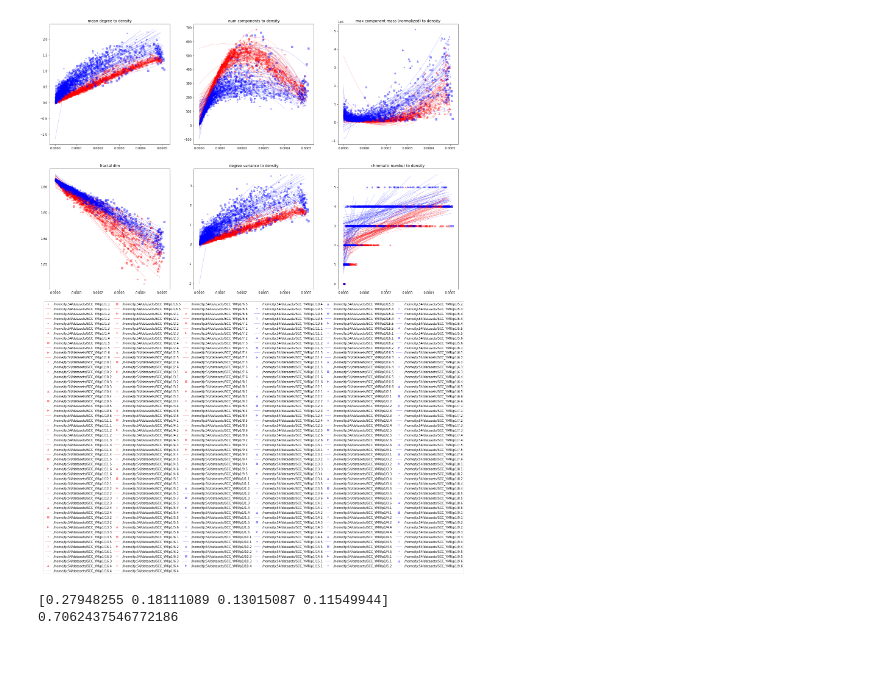
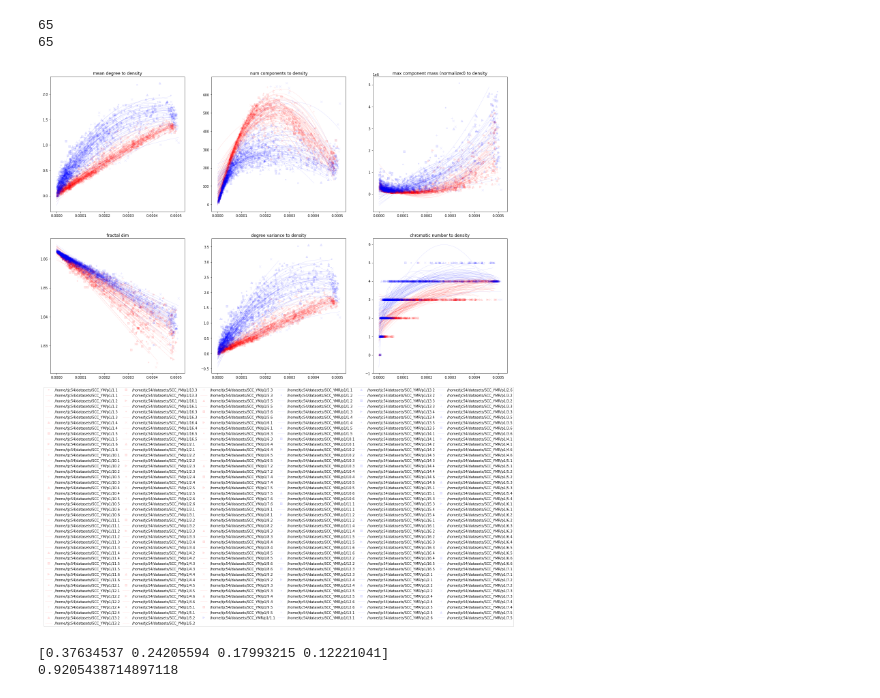
Before and after one commit to trevor-chan/research, a Jupyter notebook: morpho_scripts/PCA_scripts.ipynb, the cells around one changed output. Cells and saved outputs as stored; diff of their text form; code cells hidden in the pictures; blank space fills up the shorter version.

```diff
--- a/morpho_scripts/PCA_scripts.ipynb
+++ b/morpho_scripts/PCA_scripts.ipynb
@@ -46,7 +47,7 @@ load_lineage_list_YM = []
 for lineage_path in tqdm(sorted(glob.glob(globalpath+"/*.lineage")), position=0, leave=True, desc = globalpath):
     templineage = lineage_timeless(lineage_path[0:-8], lineage_path[0:-8], read=False)
     templineage.load_object(fin = lineage_path)
-    if len(templineage.items) > 0:
+    if len(templineage.items) > 10:
         load_lineage_list_YM.append(templineage)
 
 
@@ -57,8 +58,14 @@ load_lineage_list_YMR = []
 for lineage_path in tqdm(sorted(glob.glob(globalpath+"/*.lineage")), position=0, leave=True, desc = globalpath):
     templineage = lineage_timeless(lineage_path[0:-8], lineage_path[0:-8], read=False)
     templineage.load_object(fin = lineage_path)
-    if len(templineage.items) > 0:
+    if len(templineage.items) > 10:
         load_lineage_list_YMR.append(templineage)
+
+print(len(load_lineage_list_YM))
+print(len(load_lineage_list_YMR))
+# %% [output]
+65
+65
 # %%
 #lineage_list = load_lineage_list_YM[0:10] + load_lineage_list_YMR[0:10]
 lineage_list = load_lineage_list_YM + load_lineage_list_YMR
@@ -75,12 +82,12 @@ symbols = ['.','x','+','^','s','>']
 
 
 #fitprops = []
-objs = []
 ncomp0 = []
 ncomp1 = []
 ncomp2 = []
 mdeg0 = []
 mdeg1 = []
+mdeg2 = []
 mcompmass0 = []
 mcompmass1 = []
 mcompmass2 = []
@@ -88,15 +95,19 @@ fdim0 = []
 fdim1 = []
 cnum0 = []
 cnum1 = []
+cnum2 = []
 degvar0 = []
 degvar1 = []
+degvar2 = []
+
+temp = [0,0,0,0] #temporary
 
 
 def polyfit_rough(xdata,ydata,pdegree = 1, plot = False, axes = None, color = None, label = "Fit function"):
     popt = np.polyfit(xdata, ydata, pdegree)#---------------------------------
     if plot != False:
         t = np.linspace(0, max(xdata), 1000)
-        axes.plot(t, np.poly1d(popt)(t), label=label, color = color, linewidth = .5, alpha = 0.5)
+        axes.plot(t, np.poly1d(popt)(t), label=label, color = color, linewidth = .5, alpha = 0.2)
     return popt
 
 i = 0
@@ -112,11 +123,12 @@ for lineage in lineage_list:
         color = "r"
     if "YMR/" in lineage.tag:
         color = "b"
-    ax1.plot(density,degree, symbols[i%6], label = lineage.tag, color = color, alpha = 0.4)
+    ax1.plot(density,degree, symbols[i%6], label = lineage.tag, color = color, alpha = 0.1)
 
-    temp = polyfit_rough(density,degree,pdegree=1,axes = ax1, color = color, label = lineage.tag, plot = plot)
+    temp = polyfit_rough(density,degree,pdegree=2,axes = ax1, color = color, label = lineage.tag, plot = plot)
     mdeg0.append(temp[0])
     mdeg1.append(temp[1])
+    mdeg2.append(temp[2])
     i += 1
 #ax1.legend()
 
@@ -133,7 +145,7 @@ for lineage in lineage_list:
         color = "r"
     if "YMR/" in lineage.tag:
         color = "b"
-    ax2.plot(density,num_components, symbols[i%6], label = lineage.tag, color = color, alpha = 0.4)
+    ax2.plot(density,num_components, symbols[i%6], label = lineage.tag, color = color, alpha = 0.1)
 
     temp = polyfit_rough(density,num_components,pdegree=2,axes = ax2, color = color, label = lineage.tag, plot = plot)
     ncomp0.append(temp[0])
@@ -157,7 +169,7 @@ for lineage in lineage_list:
         color = "r"
     if "YMR/" in lineage.tag:
         color = "b"
-    ax3.plot(density,max_mass, symbols[i%6], label = lineage.tag, color = color, alpha = 0.4)
+    ax3.plot(density,max_mass, symbols[i%6], label = lineage.tag, color = color, alpha = 0.1)
 
     temp = polyfit_rough(density,max_mass,pdegree=2,axes = ax3, color = color, label = lineage.tag, plot = plot)
     mcompmass0.append(temp[0])
@@ -180,7 +192,7 @@ for lineage in lineage_list:
         color = "r"
     if "YMR/" in lineage.tag:
         color = "b"
-    ax4.plot(density,fractal_dim, symbols[i%6], label = lineage.tag, color = color, alpha = 0.4)
+    ax4.plot(density,fractal_dim, symbols[i%6], label = lineage.tag, color = color, alpha = 0.1)
 
     temp = polyfit_rough(density,fractal_dim,pdegree=1,axes = ax4, color = color, label = lineage.tag, plot = plot)
     fdim0.append(temp[0])
@@ -203,39 +215,41 @@ for lineage in lineage_list:
         color = "r"
     if "YMR/" in lineage.tag:
         color = "b"
-    ax5.plot(density,degree_var, symbols[i%6], label = lineage.tag, color = color, alpha = 0.4)
+    ax5.plot(density,degree_var, symbols[i%6], label = lineage.tag, color = color, alpha = 0.1)
 
-    temp = polyfit_rough(density,degree_var,pdegree=1,axes = ax5, color = color, label = lineage.tag, plot = plot)
+    temp = polyfit_rough(density,degree_var,pdegree=2,axes = ax5, color = color, label = lineage.tag, plot = plot)
     degvar0.append(temp[0])
     degvar1.append(temp[1])
+    degvar2.append(temp[2])
     i += 1
 ax5.legend(bbox_to_anchor=(-1.25, 0, 3.5, -.1), ncol=6, mode="expand", borderaxespad=0.)
 
 i = 0
 ax6.set_title("chromatic number to density")
 for lineage in lineage_list:
     #tqdm(lineage_list, desc = "chromatic number", position=0, leave=True):
     density = [network.density for network in lineage.items]
     colornum = [network.calc_chromatic() for network in lineage.items]
 
     colornum = [colornum for _,colornum in sorted(zip(density,colornum))]
     density = sorted(density)
     #color=next(ax1._get_lines.prop_cycler)['color']
     if "YM/" in lineage.tag:
         color = "r"
     if "YMR/" in lineage.tag:
         color = "b"
-    ax6.plot(density,colornum, symbols[i%6], label = lineage.tag, color = color, alpha = 0.4)
+    ax6.plot(density,colornum, symbols[i%6], label = lineage.tag, color = color, alpha = 0.1)
 
-    temp = polyfit_rough(density,colornum,pdegree=1,axes = ax6, color = color, label = lineage.tag, plot = plot)
+    temp = polyfit_rough(density,colornum,pdegree=2,axes = ax6, color = color, label = lineage.tag, plot = plot)
     cnum0.append(temp[0])
     cnum1.append(temp[1])
+    cnum2.append(temp[2])
     i += 1
 #ax6.legend()
 
 plt.savefig("densityPlots_YM+YMR.png", dpi = 75)
 # %% [output]
-[figure, old version]
+[figure, new version]
 # %%
 #///   LOAD TO PANDAS DF   ///#
 
@@ -316,12 +374,18 @@ df['line'] = [choose_color(lineage[0]) for lineage in y]
 
 #Property Standardization
 
-features = ['ncomp0', 'ncomp1', 'ncomp2',
+'''features = ['ncomp0', 'ncomp1', 'ncomp2',
            'mdeg0', 'mdeg1',
            'mcompmass0', 'mcompmass1', 'mcompmass2',
            'fdim0', 'fdim1',
            'cnum0', 'cnum1',
            'degvar0', 'degvar1']
+'''
+
+features =  ['ncomph', 'ncompk', 'mdeg_l',
+    'dmdeg_l','mdeg_h', 'dmdeg_h',
+    'mcompmass_h', 'mcompmass_d', 'fdim0',
+    'cnumh', 'cnumk', ]
 
 x = df.loc[:, features].values
 y = df.loc[:,['lineage']].values
@@ -340,8 +404,8 @@ EVR = pca.explained_variance_ratio_
 print(EVR)
 print(sum(EVR))
 # %% [output]
-[0.27948255 0.18111089 0.13015087 0.11549944]
-0.7062437546772186
+[0.37634537 0.24205594 0.17993215 0.12221041]
+0.9205438714897118
 # %%
 from mpl_toolkits import mplot3d
 from matplotlib.lines import Line2D
```
Also changed, not shown: parts of 12 cells of this notebook, 3 other files.
